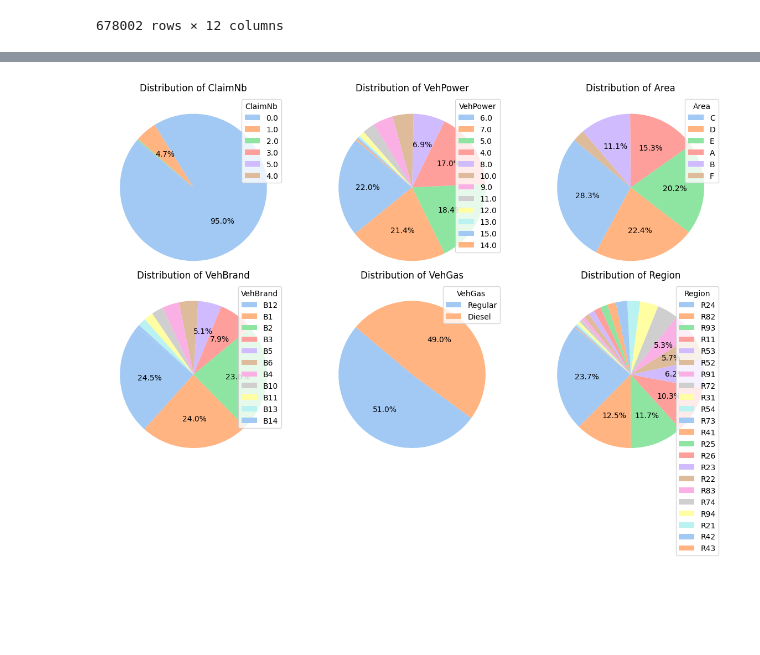
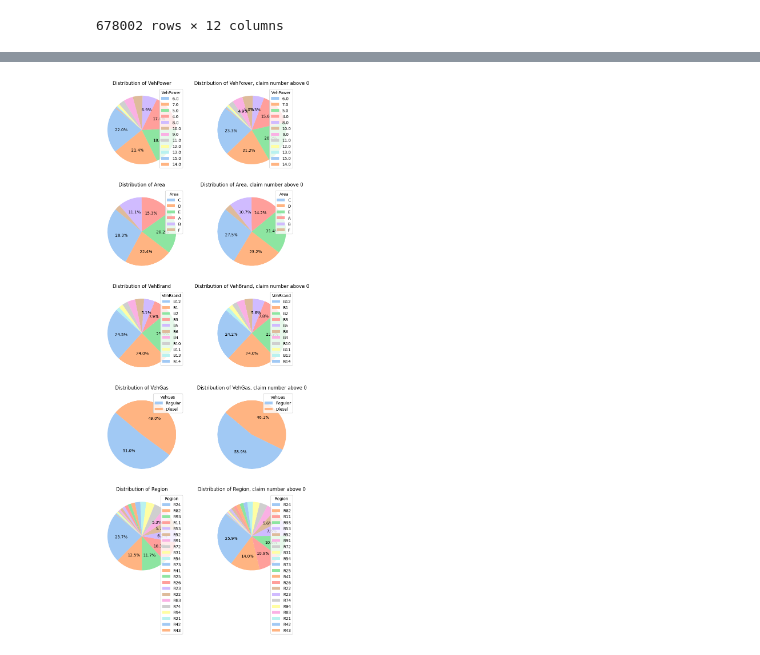
Before and after one commit to NGala540/FrequencyOfClaimsPrediction, a Jupyter notebook: Exploratory Data Analysis.ipynb, the cells around one changed output, grey strips where cells are left out. Drawn from its saved outputs; the diff is of its cells as text; code cells hidden in the pictures; blank space fills up the shorter version.

```diff
--- a/Exploratory Data Analysis.ipynb
+++ b/Exploratory Data Analysis.ipynb
@@ -35,3 +36,19 @@ df_freq.describe()
 | 50% | 0.000000 | 0.490000 | 6.000000 | 6.000000 | 44.000000 | 50.000000 | 393.000000 | 0.000000 |
 | 75% | 0.000000 | 0.990000 | 7.000000 | 11.000000 | 55.000000 | 64.000000 | 1658.000000 | 0.000000 |
 | max | 5.000000 | 2.010000 | 15.000000 | 25.000000 | 87.000000 | 230.000000 | 27000.000000 | 15.151515 |
+# %%
+sns.set_palette("pastel")
+freq_counts = df_freq["ClaimNb"].value_counts()
+plt.figure(figsize=(6, 6))
+
+wedges, _, autotexts = plt.pie(
+    freq_counts, labels=None,
+    autopct=lambda x: f"{x:.1f}%" if x >= 4.7 else "",
+    startangle=140
+)
+
+plt.title("Distribution of ClaimNb")
+plt.legend(wedges, freq_counts.index, title="ClaimNb", loc="upper right")
+
+plt.tight_layout()
+plt.show()
@@ -38,23 +57,49 @@ df_freq.describe()
 # %%
-pie_chart_vars = ["ClaimNb", "VehPower", "Area", "VehBrand", "VehGas", "Region"]
-n_cols = 3
-n_rows = (len(pie_chart_vars) + n_cols - 1) // n_cols
+pie_chart_vars = ["VehPower", "Area", "VehBrand", "VehGas", "Region"]
+n_cols = 2
+n_rows = len(pie_chart_vars)
 
-fig, axes = plt.subplots(n_rows, n_cols, figsize=figsize)
-axes = axes.flatten()
+fig, axes = plt.subplots(n_rows, n_cols, figsize=(n_cols * 4, n_rows * 4))
 sns.set_palette("pastel")
 
 for i, var in enumerate(pie_chart_vars):
-    freq_counts = df_freq[var].value_counts()
-    wedges, _, autotexts = axes[i].pie(freq_counts, labels=None, autopct=lambda x: f"{x:.1f}%" if x >= 4.7 else "", startangle=140)
-    axes[i].set_title(f"Distribution of {var}")
-    axes[i].legend(wedges, freq_counts.index, title=var, loc="upper right")
+    # Get unique category labels
+    all_categories = df_freq[var].value_counts().index  # Sorted automatically by frequency
+
+    # Assign consistent colors
+    color_palette = sns.color_palette("pastel", len(all_categories))
+    color_mapping = {cat: color for cat, color in zip(all_categories, color_palette)}
+
+    # All data distribution
+    freq_counts_all = df_freq[var].value_counts()
+    sorted_categories_all = freq_counts_all.index  # Ensure sorting is consistent
+    colors_all = [color_mapping[cat] for cat in sorted_categories_all]
+
+    wedges, _, autotexts = axes[i, 0].pie(
+        freq_counts_all, labels=None,
+        autopct=lambda x: f"{x:.1f}%" if x >= 4.7 else "", startangle=140, colors=colors_all
+    )
+    axes[i, 0].set_title(f"Distribution of {var}")
+    axes[i, 0].legend(wedges, sorted_categories_all, title=var, loc="upper right")
+
+    # Data distribution where ClaimNb > 0
+    freq_counts_claim = df_freq[df_freq["ClaimNb"] > 0][var].value_counts()
+    sorted_categories_claim = freq_counts_claim.index
+    colors_claim = [color_mapping.get(cat, "gray") for cat in sorted_categories_claim]
+
+    wedges, _, autotexts = axes[i, 1].pie(
+        freq_counts_claim, labels=None,
+        autopct=lambda x: f"{x:.1f}%" if x >= 4.7 else "", startangle=140, colors=colors_claim
+    )
+    axes[i, 1].set_title(f"Distribution of {var}, claim number above 0")
+    axes[i, 1].legend(wedges, sorted_categories_claim, title=var, loc="upper right")
 
 # Remove any unused subplots
-for j in range(i + 1, len(axes)):
-    fig.delaxes(axes[j])
+for j in range(i + 1, n_rows):
+    for k in range(n_cols):
+        fig.delaxes(axes[j, k])
 
 plt.tight_layout()
 plt.show()
 # %% [output]
-[figure, old version]
+[figure, new version]
```
Also changed, not shown: parts of 19 cells of this notebook, 1 other file.
